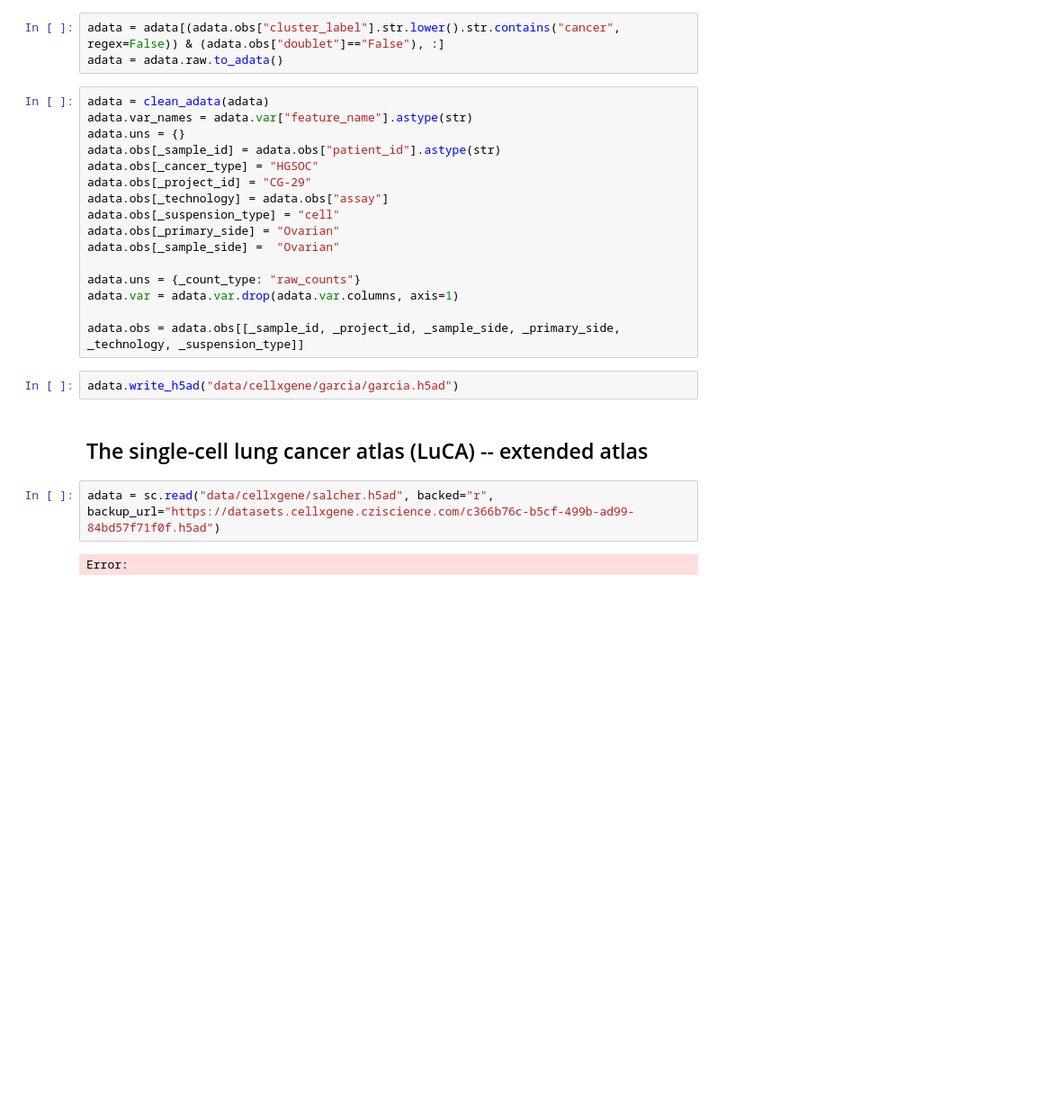
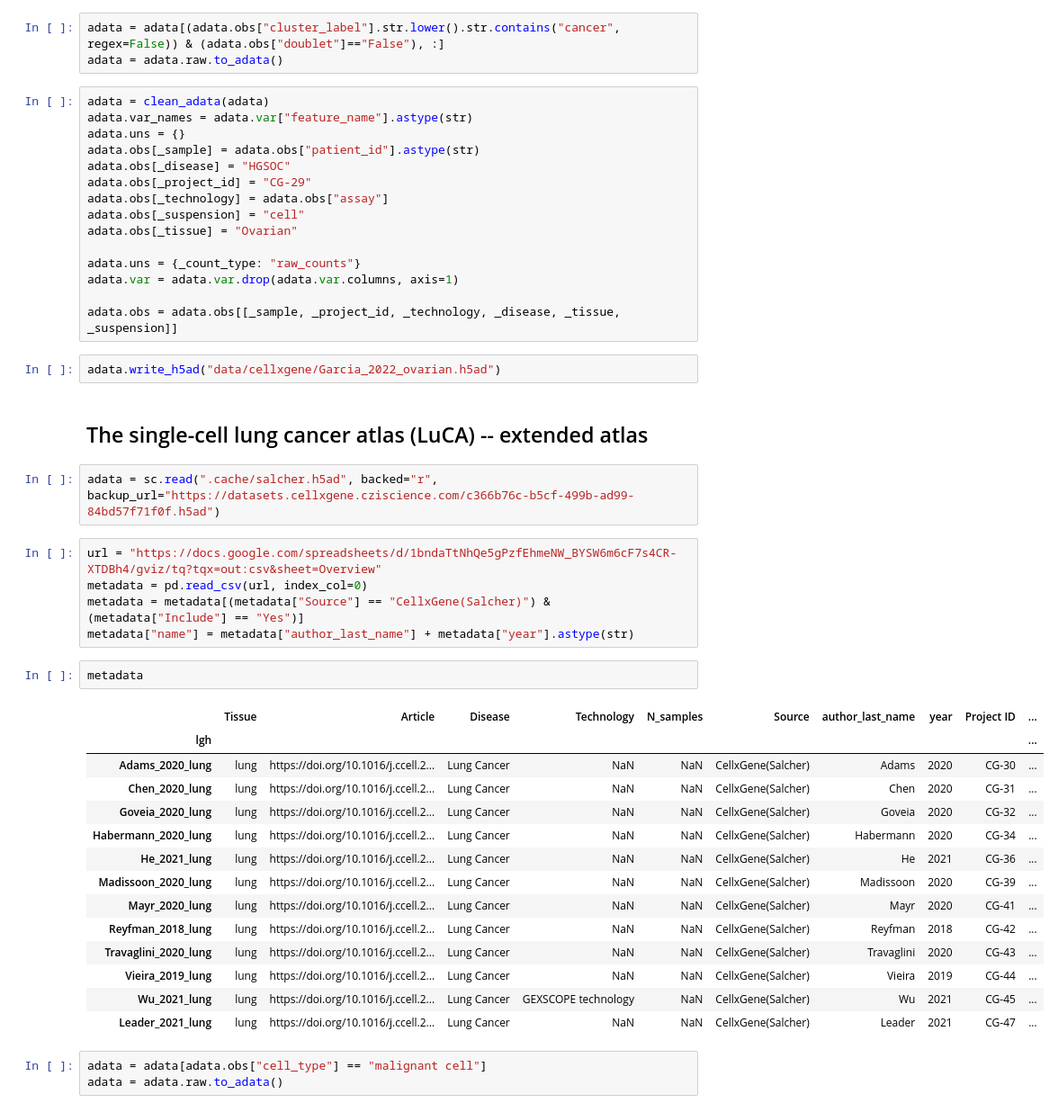
Before and after one commit to BoevaLab/CancerFoundation, a Jupyter notebook: training_data/cellxgene.ipynb, the cells around one changed output. Shown at 90% size. Drawn from its saved outputs; the diff is of its cells as text; blank space fills up the shorter version.

```diff
--- a/training_data/cellxgene.ipynb
+++ b/training_data/cellxgene.ipynb
@@ -110,23 +126,45 @@ adata = adata.raw.to_adata()
 adata = clean_adata(adata)
 adata.var_names = adata.var["feature_name"].astype(str)
 adata.uns = {}
-adata.obs[_sample_id] = adata.obs["patient_id"].astype(str)
-adata.obs[_cancer_type] = "HGSOC"
+adata.obs[_sample] = adata.obs["patient_id"].astype(str)
+adata.obs[_disease] = "HGSOC"
 adata.obs[_project_id] = "CG-29"
 adata.obs[_technology] = adata.obs["assay"]
-adata.obs[_suspension_type] = "cell"
-adata.obs[_primary_side] = "Ovarian"
-adata.obs[_sample_side] =  "Ovarian"
+adata.obs[_suspension] = "cell"
+adata.obs[_tissue] = "Ovarian"
 
 adata.uns = {_count_type: "raw_counts"}
 adata.var = adata.var.drop(adata.var.columns, axis=1)
 
-adata.obs = adata.obs[[_sample_id, _project_id, _sample_side, _primary_side, _technology, _suspension_type]]
+adata.obs = adata.obs[[_sample, _project_id, _technology, _disease, _tissue, _suspension]]
 # %%
-adata.write_h5ad("data/cellxgene/garcia/garcia.h5ad")
+adata.write_h5ad("data/cellxgene/Garcia_2022_ovarian.h5ad")
 # %% [markdown]
 ## The single-cell lung cancer atlas (LuCA) -- extended atlas
 # %%
-adata = sc.read("data/cellxgene/salcher.h5ad", backed="r", backup_url="https://datasets.cellxgene.cziscience.com/c366b76c-b5cf-499b-ad99-84bd57f71f0f.h5ad")
+adata = sc.read(".cache/salcher.h5ad", backed="r", backup_url="https://datasets.cellxgene.cziscience.com/c366b76c-b5cf-499b-ad99-84bd57f71f0f.h5ad")
-# %% [output]
-Error:
+# %%
+url = "https://docs.google.com/spreadsheets/d/1bndaTtNhQe5gPzfEhmeNW_BYSW6m6cF7s4CR-XTDBh4/gviz/tq?tqx=out:csv&sheet=Overview"
+metadata = pd.read_csv(url, index_col=0)
+metadata = metadata[(metadata["Source"] == "CellxGene(Salcher)") & (metadata["Include"] == "Yes")]
+metadata["name"] = metadata["author_last_name"] + metadata["year"].astype(str)
+# %%
+metadata
+# %% [output]
+|  | Tissue | Article | Disease | Technology | N_samples | Source | author_last_name | year | Project ID | ... |
+| lgh |  |  |  |  |  |  |  |  |  | ... |
+| Adams_2020_lung | lung | https://doi.org/10.1016/j.ccell.2... | Lung Cancer | NaN | NaN | CellxGene(Salcher) | Adams | 2020 | CG-30 | ... |
+| Chen_2020_lung | lung | https://doi.org/10.1016/j.ccell.2... | Lung Cancer | NaN | NaN | CellxGene(Salcher) | Chen | 2020 | CG-31 | ... |
+| Goveia_2020_lung | lung | https://doi.org/10.1016/j.ccell.2... | Lung Cancer | NaN | NaN | CellxGene(Salcher) | Goveia | 2020 | CG-32 | ... |
+| Habermann_2020_lung | lung | https://doi.org/10.1016/j.ccell.2... | Lung Cancer | NaN | NaN | CellxGene(Salcher) | Habermann | 2020 | CG-34 | ... |
+| He_2021_lung | lung | https://doi.org/10.1016/j.ccell.2... | Lung Cancer | NaN | NaN | CellxGene(Salcher) | He | 2021 | CG-36 | ... |
+| Madissoon_2020_lung | lung | https://doi.org/10.1016/j.ccell.2... | Lung Cancer | NaN | NaN | CellxGene(Salcher) | Madissoon | 2020 | CG-39 | ... |
+| Mayr_2020_lung | lung | https://doi.org/10.1016/j.ccell.2... | Lung Cancer | NaN | NaN | CellxGene(Salcher) | Mayr | 2020 | CG-41 | ... |
+| Reyfman_2018_lung | lung | https://doi.org/10.1016/j.ccell.2... | Lung Cancer | NaN | NaN | CellxGene(Salcher) | Reyfman | 2018 | CG-42 | ... |
+| Travaglini_2020_lung | lung | https://doi.org/10.1016/j.ccell.2... | Lung Cancer | NaN | NaN | CellxGene(Salcher) | Travaglini | 2020 | CG-43 | ... |
+| Vieira_2019_lung | lung | https://doi.org/10.1016/j.ccell.2... | Lung Cancer | NaN | NaN | CellxGene(Salcher) | Vieira | 2019 | CG-44 | ... |
+| Wu_2021_lung | lung | https://doi.org/10.1016/j.ccell.2... | Lung Cancer | GEXSCOPE technology | NaN | CellxGene(Salcher) | Wu | 2021 | CG-45 | ... |
+| Leader_2021_lung | lung | https://doi.org/10.1016/j.ccell.2... | Lung Cancer | NaN | NaN | CellxGene(Salcher) | Leader | 2021 | CG-47 | ... |
+# %%
+adata = adata[adata.obs["cell_type"] == "malignant cell"]
+adata = adata.raw.to_adata()
```
Also changed, not shown: parts of 19 cells of this notebook, 5 other files.
